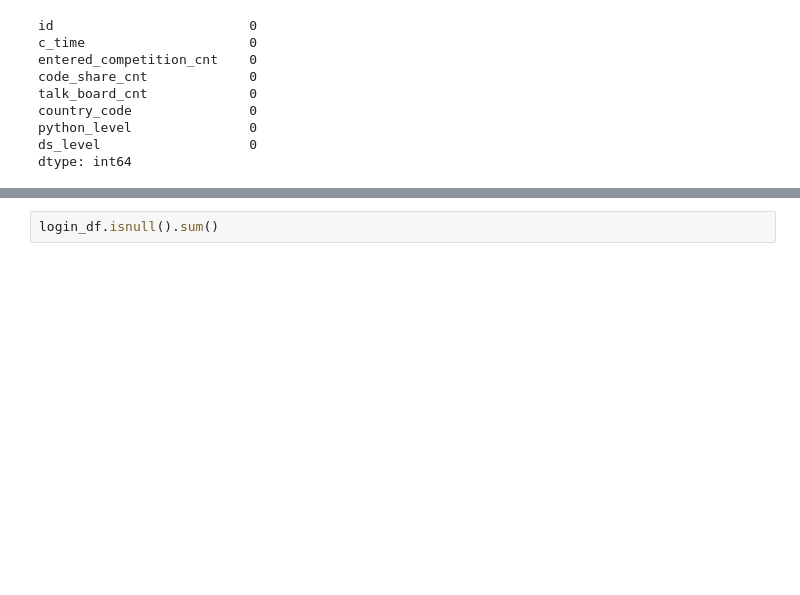
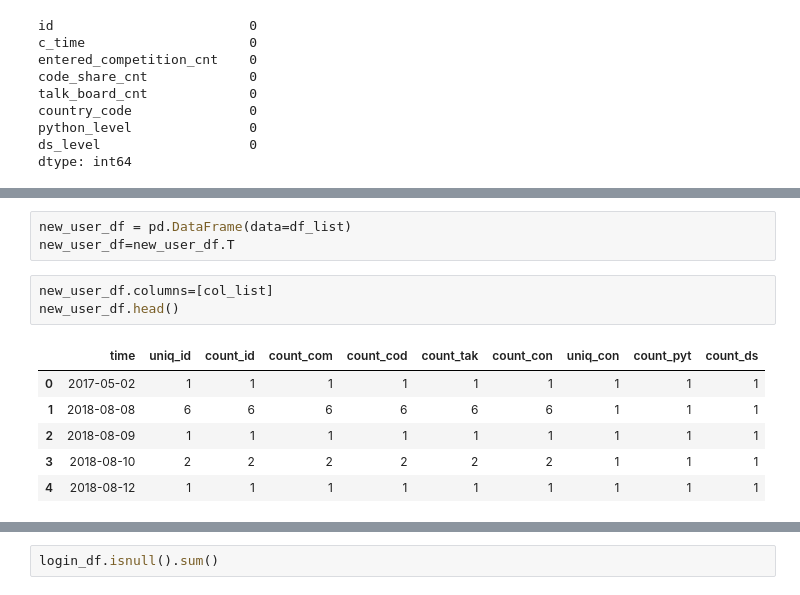
Before and after one commit to hundredeuk2/python, a Jupyter notebook: Dacon/2020DATACONCUP/SecondTry(Merge).ipynb, the cells around one changed output, grey strips where cells are left out. Drawn from its saved outputs; the diff is of its cells as text; blank space fills up the shorter version.

```diff
--- a/Dacon/2020DATACONCUP/SecondTry(Merge).ipynb
+++ b/Dacon/2020DATACONCUP/SecondTry(Merge).ipynb
@@ -107,0 +132,13 @@ dtype: int64
+# %%
+new_user_df = pd.DataFrame(data=df_list)
+new_user_df=new_user_df.T
+# %%
+new_user_df.columns=[col_list]
+new_user_df.head()
+# %% [output]
+|  | time | uniq_id | count_id | count_com | count_cod | count_tak | count_con | uniq_con | count_pyt | count_ds |
+| 0 | 2017-05-02 | 1 | 1 | 1 | 1 | 1 | 1 | 1 | 1 | 1 |
+| 1 | 2018-08-08 | 6 | 6 | 6 | 6 | 6 | 6 | 1 | 1 | 1 |
+| 2 | 2018-08-09 | 1 | 1 | 1 | 1 | 1 | 1 | 1 | 1 | 1 |
+| 3 | 2018-08-10 | 2 | 2 | 2 | 2 | 2 | 2 | 1 | 1 | 1 |
+| 4 | 2018-08-12 | 1 | 1 | 1 | 1 | 1 | 1 | 1 | 1 | 1 |
```
Also changed, not shown: parts of 24 cells of this notebook.
